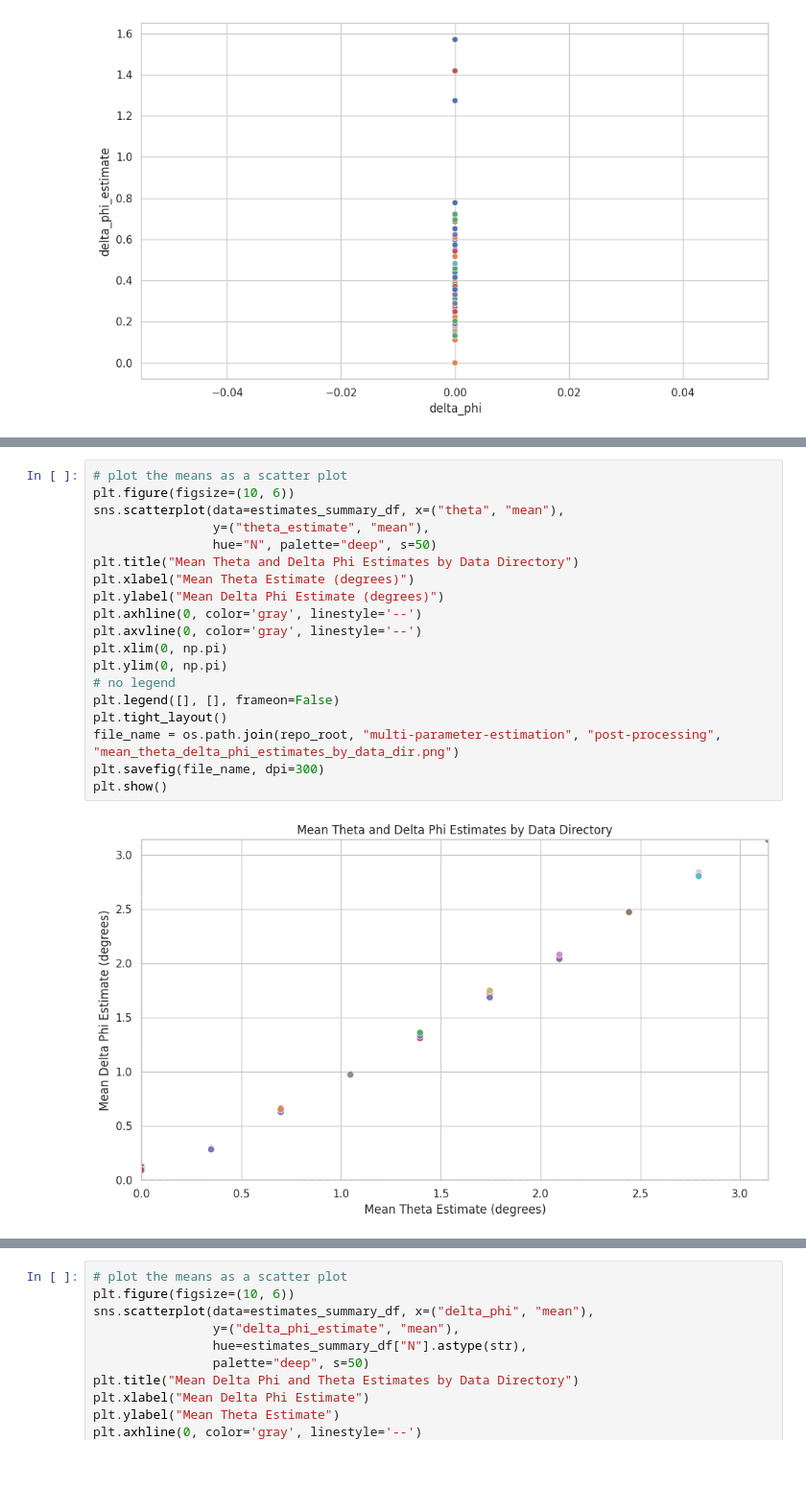
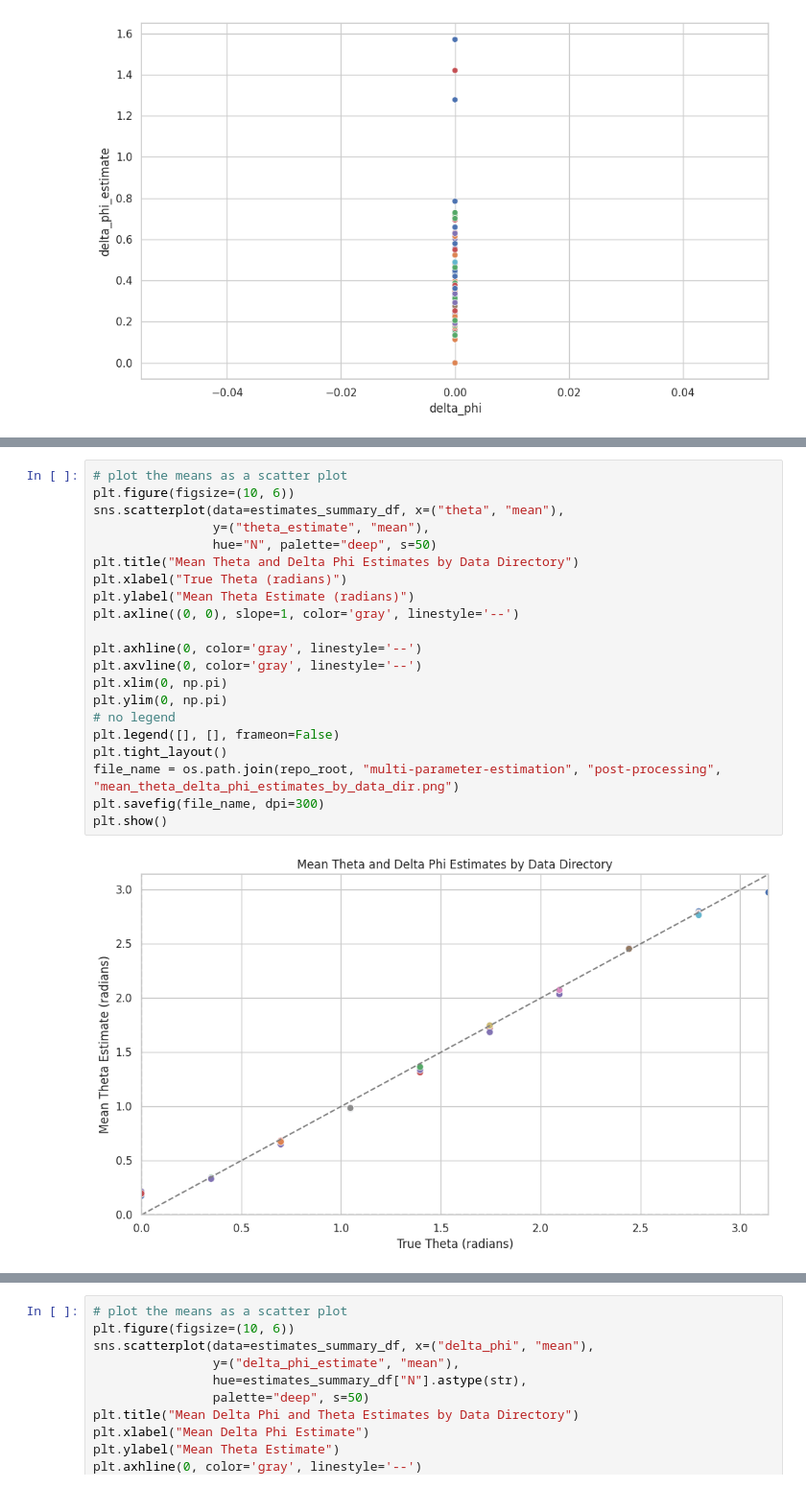
Before and after one commit to josephniblo/multi-parameter-estimation, a Jupyter notebook: multi-parameter-estimation/post-processing/5_analyse_estimates.ipynb, the cells around one changed output, grey strips where cells are left out. Shown: that part at 96% size. Cells and saved outputs as stored; diff of their text form.

```diff
--- a/multi-parameter-estimation/post-processing/5_analyse_estimates.ipynb
+++ b/multi-parameter-estimation/post-processing/5_analyse_estimates.ipynb
@@ -167,24 +167,26 @@ estimates_summary_df
 # %%
 # plot the means as a scatter plot
 plt.figure(figsize=(10, 6))
 sns.scatterplot(data=estimates_summary_df, x=("theta", "mean"),
                 y=("theta_estimate", "mean"),
                 hue="N", palette="deep", s=50)
 plt.title("Mean Theta and Delta Phi Estimates by Data Directory")
-plt.xlabel("Mean Theta Estimate (degrees)")
-plt.ylabel("Mean Delta Phi Estimate (degrees)")
+plt.xlabel("True Theta (radians)")
+plt.ylabel("Mean Theta Estimate (radians)")
+plt.axline((0, 0), slope=1, color='gray', linestyle='--')
+
 plt.axhline(0, color='gray', linestyle='--')
 plt.axvline(0, color='gray', linestyle='--')
 plt.xlim(0, np.pi)
 plt.ylim(0, np.pi)
 # no legend
 plt.legend([], [], frameon=False)
 plt.tight_layout()
 file_name = os.path.join(repo_root, "multi-parameter-estimation", "post-processing", "mean_theta_delta_phi_estimates_by_data_dir.png")
 plt.savefig(file_name, dpi=300)
 plt.show()
 # %% [output]
-[figure, old version]
+[figure, new version]
 # %%
 
 plt.figure(figsize=(10, 6))
```
Also changed, not shown: parts of 11 cells of this notebook, 1 other file.
